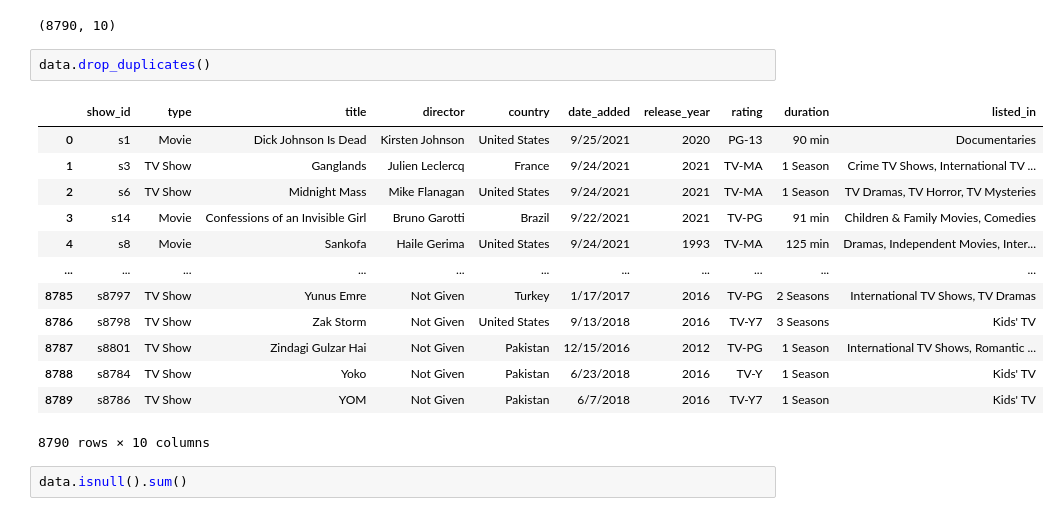
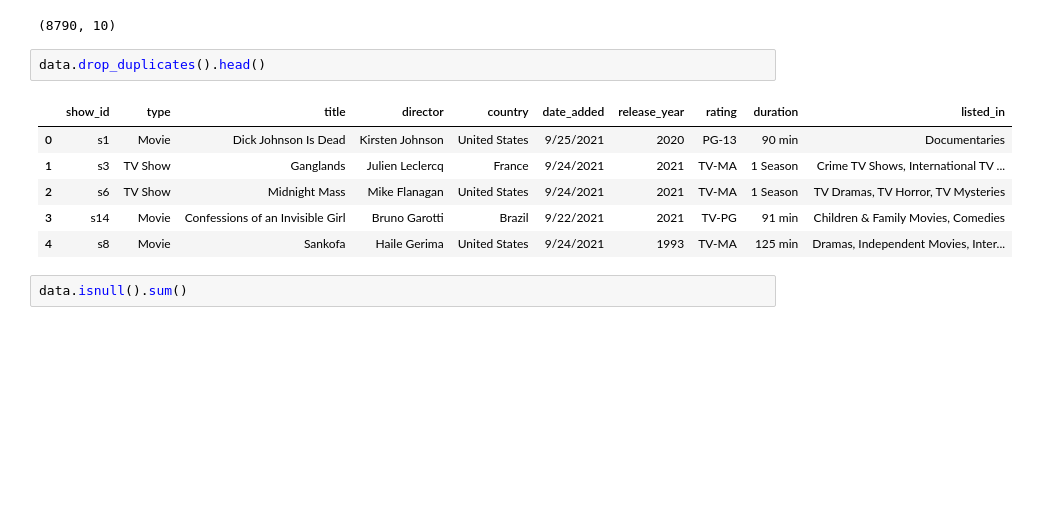
Before and after one commit to gkarthick510/Project, a Jupyter notebook: Netflix_Data_Cleaning,_Analysis_and_Visualization.ipynb, the cells around one changed output. Saved outputs shown, nothing was run; the diff lists cells and outputs as text; blank space fills up the shorter version.

```diff
--- a/Netflix_Data_Cleaning,_Analysis_and_Visualization.ipynb
+++ b/Netflix_Data_Cleaning,_Analysis_and_Visualization.ipynb
@@ -18,21 +18,14 @@ data.shape
 # %% [output]
 (8790, 10)
 # %%
-data.drop_duplicates()
+data.drop_duplicates().head()
 # %% [output]
 |  | show_id | type | title | director | country | date_added | release_year | rating | duration | listed_in |
 | 0 | s1 | Movie | Dick Johnson Is Dead | Kirsten Johnson | United States | 9/25/2021 | 2020 | PG-13 | 90 min | Documentaries |
 | 1 | s3 | TV Show | Ganglands | Julien Leclercq | France | 9/24/2021 | 2021 | TV-MA | 1 Season | Crime TV Shows, International TV ... |
 | 2 | s6 | TV Show | Midnight Mass | Mike Flanagan | United States | 9/24/2021 | 2021 | TV-MA | 1 Season | TV Dramas, TV Horror, TV Mysteries |
 | 3 | s14 | Movie | Confessions of an Invisible Girl | Bruno Garotti | Brazil | 9/22/2021 | 2021 | TV-PG | 91 min | Children & Family Movies, Comedies |
 | 4 | s8 | Movie | Sankofa | Haile Gerima | United States | 9/24/2021 | 1993 | TV-MA | 125 min | Dramas, Independent Movies, Inter... |
-| ... | ... | ... | ... | ... | ... | ... | ... | ... | ... | ... |
-| 8785 | s8797 | TV Show | Yunus Emre | Not Given | Turkey | 1/17/2017 | 2016 | TV-PG | 2 Seasons | International TV Shows, TV Dramas |
-| 8786 | s8798 | TV Show | Zak Storm | Not Given | United States | 9/13/2018 | 2016 | TV-Y7 | 3 Seasons | Kids' TV |
-| 8787 | s8801 | TV Show | Zindagi Gulzar Hai | Not Given | Pakistan | 12/15/2016 | 2012 | TV-PG | 1 Season | International TV Shows, Romantic ... |
-| 8788 | s8784 | TV Show | Yoko | Not Given | Pakistan | 6/23/2018 | 2016 | TV-Y | 1 Season | Kids' TV |
-| 8789 | s8786 | TV Show | YOM | Not Given | Pakistan | 6/7/2018 | 2016 | TV-Y7 | 1 Season | Kids' TV |
-8790 rows × 10 columns
 # %%
 data.isnull().sum()
 # %% [output]
```
Also changed, not shown: parts of 26 cells of this notebook.
